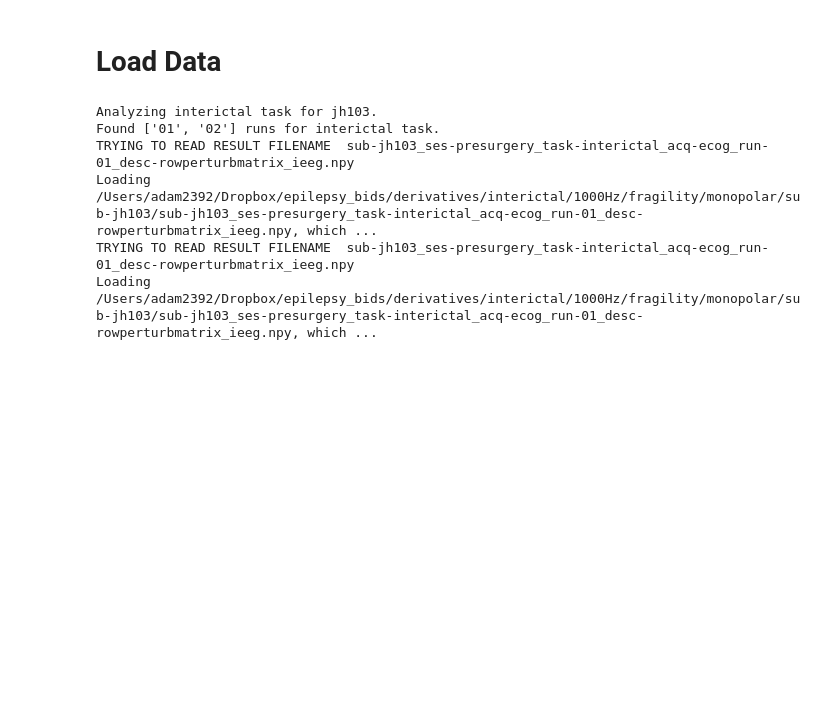
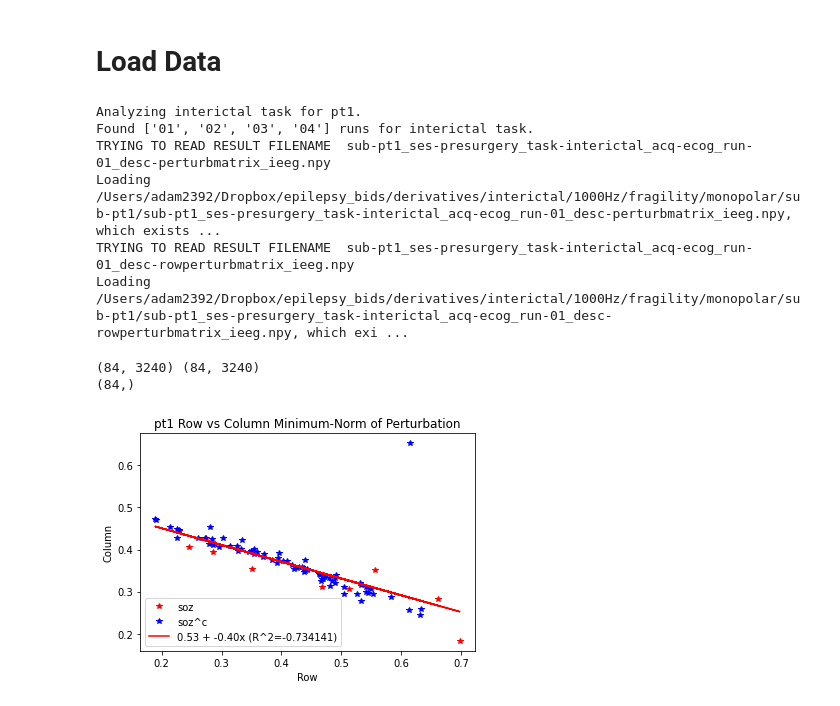
Before and after one commit to adam2392/interictal_study, a Jupyter notebook: notebooks/0.1-row_vs_column_perturbations.ipynb, the cells around one changed output. Saved outputs shown, nothing was run; the diff lists cells and outputs as text; code cells hidden in the pictures; blank space fills up the shorter version.

Commit message:
Adding fragility exp.

```diff
--- a/notebooks/0.1-row_vs_column_perturbations.ipynb
+++ b/notebooks/0.1-row_vs_column_perturbations.ipynb
@@ -57,10 +60,14 @@ elif WORKSTATION == "lab":
 
     # figures directory
     figures_dir = output_dir / 'figures'
+
+figures_dir = root / 'derivatives' / 'rowvscol'
+figures_dir.mkdir(exist_ok=True, parents=True)
 # %%
 SUBJECTS = [
-    'jh103',
-    'jh105'
+#     'jh103',
+#     'jh105'
+    'pt1'
 ]
 
 session = "presurgery"  # only one session
@@ -123,12 +130,53 @@ for subject in all_subjects:
         description = 'rowperturbmatrix'
         row_result = read_perturbation_result(deriv_path, source_basename, description)
 
+        pat_dict = read_clinical_excel(excel_fpath, subject=subject)
+
+        # extract the SOZ channels
+        soz_chs = pat_dict[ClinicalContactColumns.SOZ_CONTACTS.value]
+        epz_chs = pat_dict[ClinicalContactColumns.SPREAD_CONTACTS.value]
+        rz_chs = pat_dict[ClinicalContactColumns.RESECTED_CONTACTS.value]
+
         break
     break
 # %% [output]
-Analyzing interictal task for jh103.
-Found ['01', '02'] runs for interictal task.
-TRYING TO READ RESULT FILENAME  sub-jh103_ses-presurgery_task-interictal_acq-ecog_run-01_desc-rowperturbmatrix_ieeg.npy
-Loading /Users/adam2392/Dropbox/epilepsy_bids/derivatives/interictal/1000Hz/fragility/monopolar/sub-jh103/sub-jh103_ses-presurgery_task-interictal_acq-ecog_run-01_desc-rowperturbmatrix_ieeg.npy, which ...
-TRYING TO READ RESULT FILENAME  sub-jh103_ses-presurgery_task-interictal_acq-ecog_run-01_desc-rowperturbmatrix_ieeg.npy
-Loading /Users/adam2392/Dropbox/epilepsy_bids/derivatives/interictal/1000Hz/fragility/monopolar/sub-jh103/sub-jh103_ses-presurgery_task-interictal_acq-ecog_run-01_desc-rowperturbmatrix_ieeg.npy, which ...
+Analyzing interictal task for pt1.
+Found ['01', '02', '03', '04'] runs for interictal task.
+TRYING TO READ RESULT FILENAME  sub-pt1_ses-presurgery_task-interictal_acq-ecog_run-01_desc-perturbmatrix_ieeg.npy
+Loading /Users/adam2392/Dropbox/epilepsy_bids/derivatives/interictal/1000Hz/fragility/monopolar/sub-pt1/sub-pt1_ses-presurgery_task-interictal_acq-ecog_run-01_desc-perturbmatrix_ieeg.npy, which exists ...
+TRYING TO READ RESULT FILENAME  sub-pt1_ses-presurgery_task-interictal_acq-ecog_run-01_desc-rowperturbmatrix_ieeg.npy
+Loading /Users/adam2392/Dropbox/epilepsy_bids/derivatives/interictal/1000Hz/fragility/monopolar/sub-pt1/sub-pt1_ses-presurgery_task-interictal_acq-ecog_run-01_desc-rowperturbmatrix_ieeg.npy, which exi ...
+# %%
+# do plot
+row_pert_mats = row_result.get_data()
+col_pert_mats = col_result.get_data()
+
+print(col_pert_mats.shape, row_pert_mats.shape)
+
+col_avg = col_pert_mats.mean(axis=1)
+row_avg = row_pert_mats.mean(axis=1)
+
+print(col_avg.shape)
+
+linreg = scipy.stats.linregress(row_avg, col_avg)
+
+soz_inds = [idx for idx, ch in enumerate(row_result.ch_names) if ch in soz_chs]
+nsoz_inds = [idx for idx in range(len(row_result.ch_names)) if idx not in soz_inds]
+
+# plot
+fig, ax = plt.subplots()
+
+for inds, marker, label in zip([soz_inds, nsoz_inds], ['r*', 'b*'], ['soz', 'soz^c']):
+    ax.plot(row_avg[inds], col_avg[inds], marker, label=label)
+ax.plot(row_avg, linreg.intercept + linreg.slope*row_avg, 'r',
+        label=f'{linreg.intercept:.2f} + {linreg.slope:.2f}x (R^2={linreg.rvalue:3f})')
+ax.set(title=f'{subject} Row vs Column Minimum-Norm of Perturbation',
+      xlabel='Row', ylabel='Column')
+ax.legend()
+
+fig.savefig(figures_dir / f'{subject}-rowvscol_minnorm.pdf',
+            bbox_inches='tight')
+# %% [output]
+(84, 3240) (84, 3240)
+(84,)
+[figure, added]
```
Also changed, not shown: parts of 4 cells of this notebook, 18 other files.
